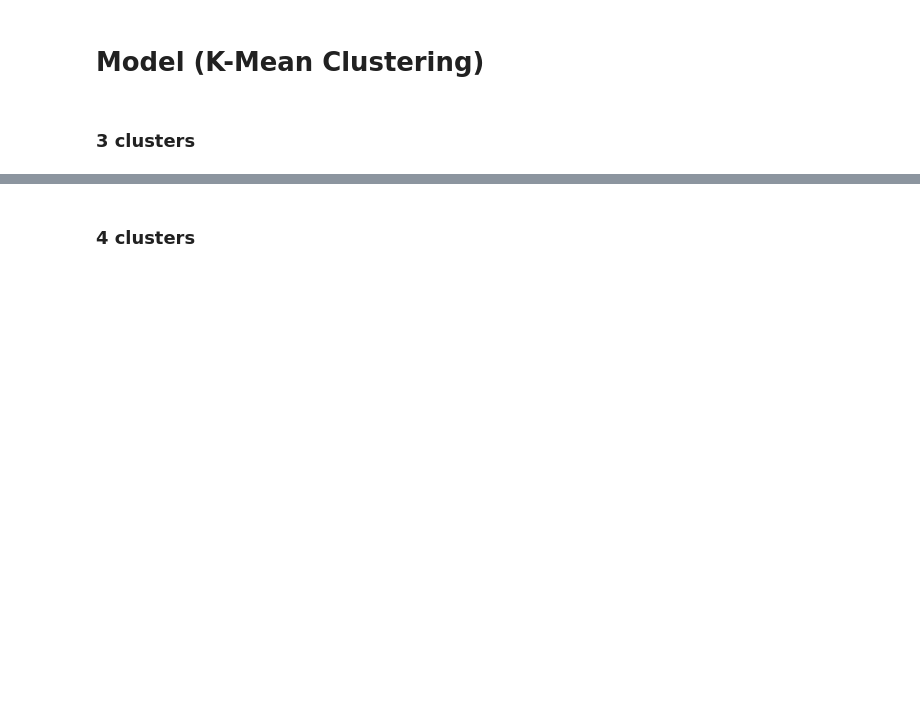
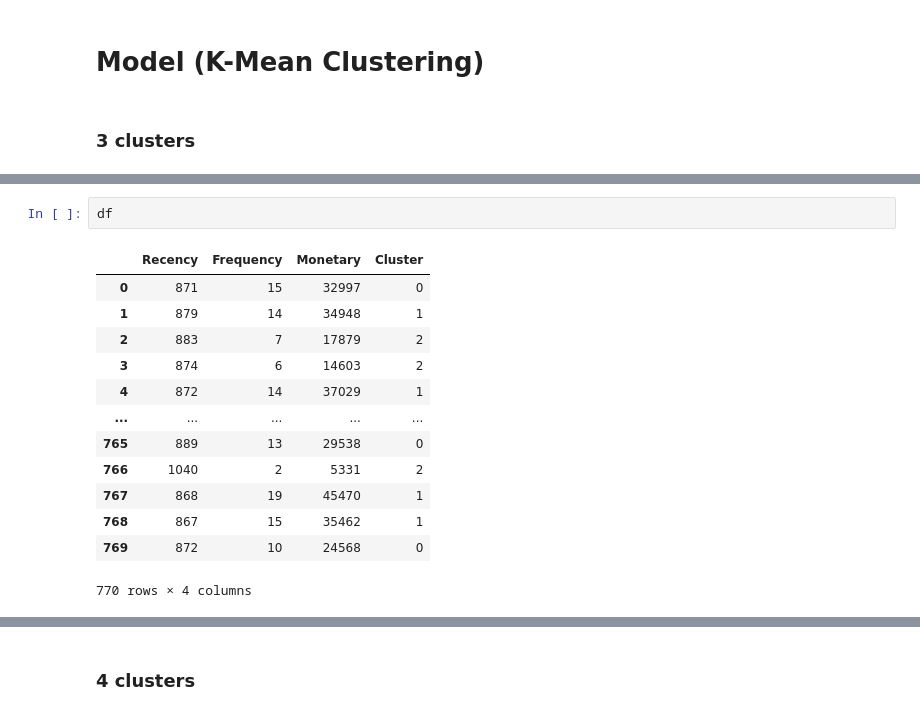
Before and after one commit to buisonanh/customer-segmentation, a Jupyter notebook: customer_segmentation.ipynb, the cells around one changed output, grey strips where cells are left out. Cells and saved outputs as stored; diff of their text form; blank space fills up the shorter version.

```diff
--- a/customer_segmentation.ipynb
+++ b/customer_segmentation.ipynb
@@ -234,3 +262,19 @@ fig = px.scatter_3d(df, x='Recency', y='Frequency', z='Monetary',
 fig.show()
 # %% [output]
 [interactive output not drawn]
+# %%
+df
+# %% [output]
+|  | Recency | Frequency | Monetary | Cluster |
+| 0 | 871 | 15 | 32997 | 0 |
+| 1 | 879 | 14 | 34948 | 1 |
+| 2 | 883 | 7 | 17879 | 2 |
+| 3 | 874 | 6 | 14603 | 2 |
+| 4 | 872 | 14 | 37029 | 1 |
+| ... | ... | ... | ... | ... |
+| 765 | 889 | 13 | 29538 | 0 |
+| 766 | 1040 | 2 | 5331 | 2 |
+| 767 | 868 | 19 | 45470 | 1 |
+| 768 | 867 | 15 | 35462 | 1 |
+| 769 | 872 | 10 | 24568 | 0 |
+770 rows × 4 columns
```
Also changed, not shown: parts of 13 cells of this notebook.
